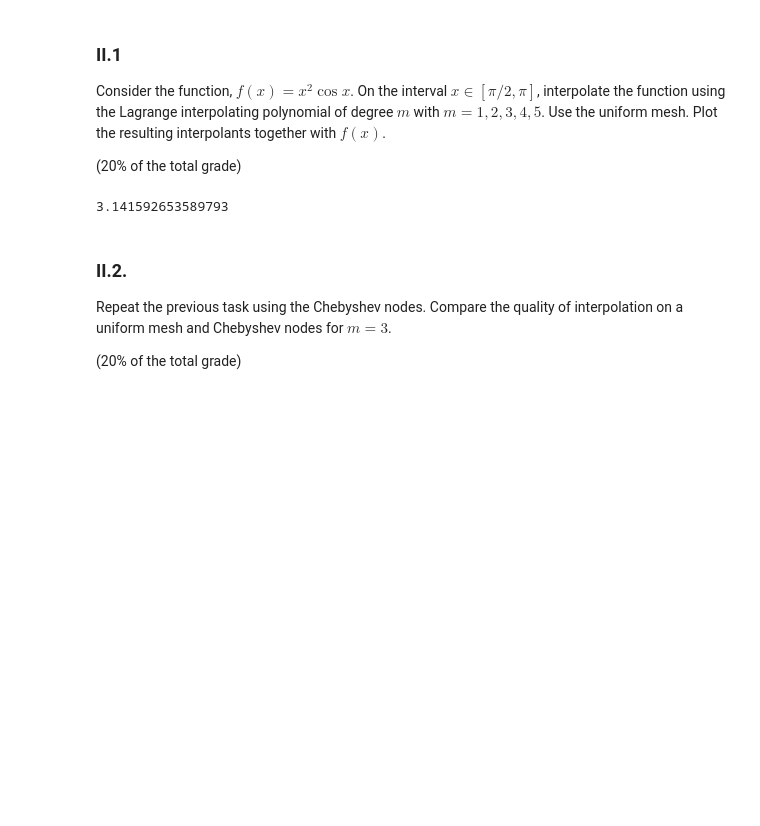
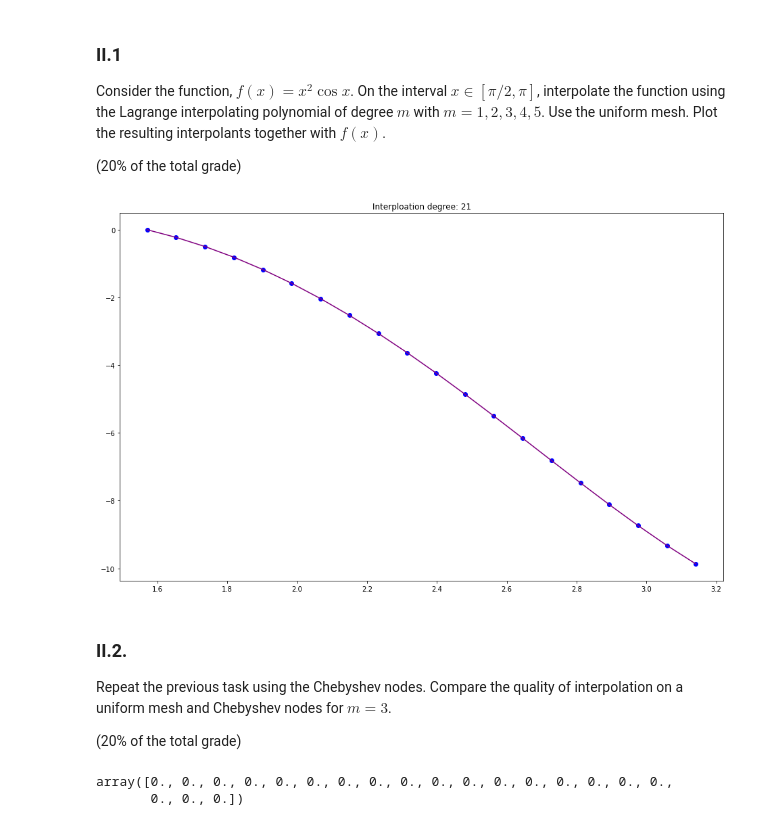
Before and after one commit to dakory/Intro-to-numerical-analysis, a Jupyter notebook: LearningMaterials/week 5/week_5_intep_approx.ipynb, the cells around one changed output. Drawn from its saved outputs; the diff is of its cells as text; code cells hidden in the pictures; blank space fills up the shorter version.

Commit message:
Finish Lagrange interpolation

```diff
--- a/LearningMaterials/week 5/week_5_intep_approx.ipynb
+++ b/LearningMaterials/week 5/week_5_intep_approx.ipynb
@@ -169,8 +169,10 @@ Consider the function, $f(x) = x^2 \cos{x}$. On the interval $x\in [\pi/2, \pi]$
 
 (20% of the total grade)
 # %%
-def func(x): return x**2 * cos(x)
+def func(x): return x**2 * np.cos(x)
 min_val = np.pi / 2
 max_val = np.pi
+
+# Init X
+x = np.linspace(min_val, max_val, 5)
+y = func(x)
-# %% [output]
-3.141592653589793
@@ -177,3 +218,21 @@ max_val = np.pi
+# %%
+def visualize(x, y, y_interp, deg):
+    figure(figsize=(16, 10))
+    plt.plot(x, y_interp, color='purple')
+    plt.scatter(x, y, color='blue')
+    plt.title(f"Interploation degree: {deg}")
+    plt.show()
+
+
+# 1. Init x & y
+x = np.linspace(min_val, max_val, 20)
+y = func(x)
+
+# 2. Iterate all degree
+y_interp = interpolate(x, y, deg, x)
+visualize(x, y, y_interp, deg)
+# %% [output]
+[figure, added]
 # %% [markdown]
 ### II.2.
 
@@ -184,0 +242,5 @@ Repeat the previous task using the Chebyshev nodes. Compare the quality of inter
+# %%
+y_interp - y
+# %% [output]
+array([0., 0., 0., 0., 0., 0., 0., 0., 0., 0., 0., 0., 0., 0., 0., 0., 0.,
+       0., 0., 0.])
```
Also changed, not shown: parts of 2 cells of this notebook.
